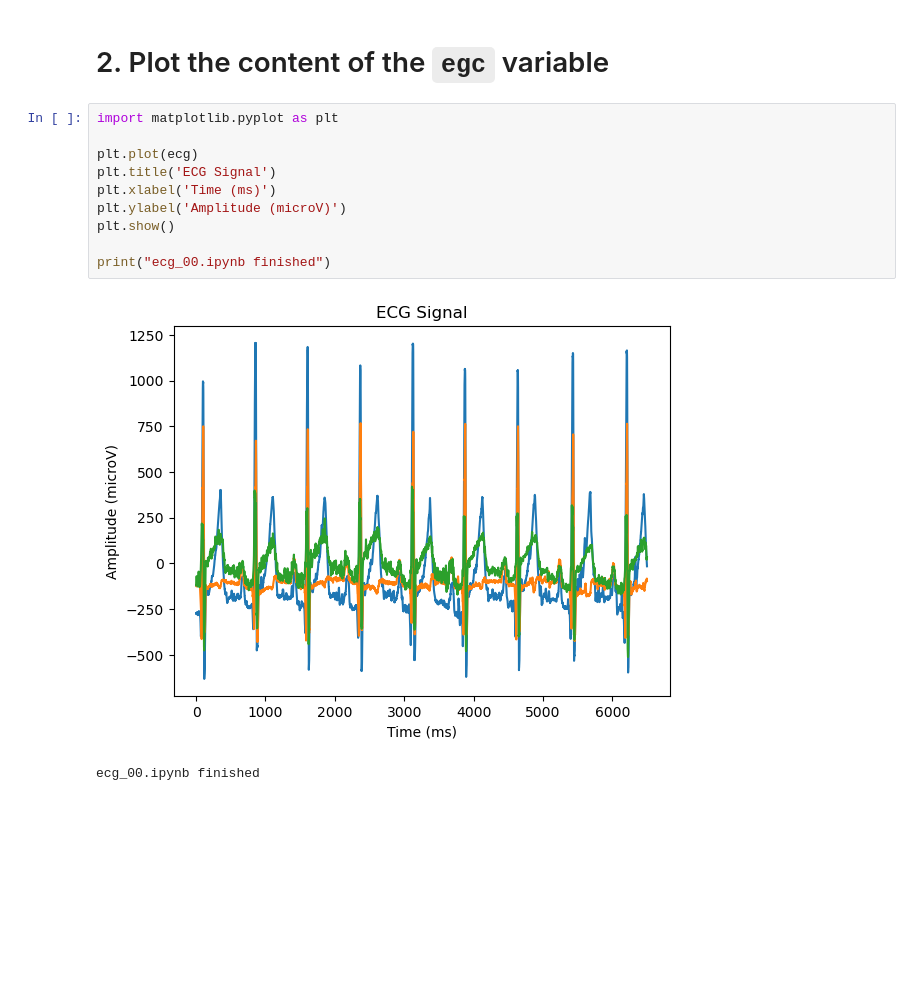
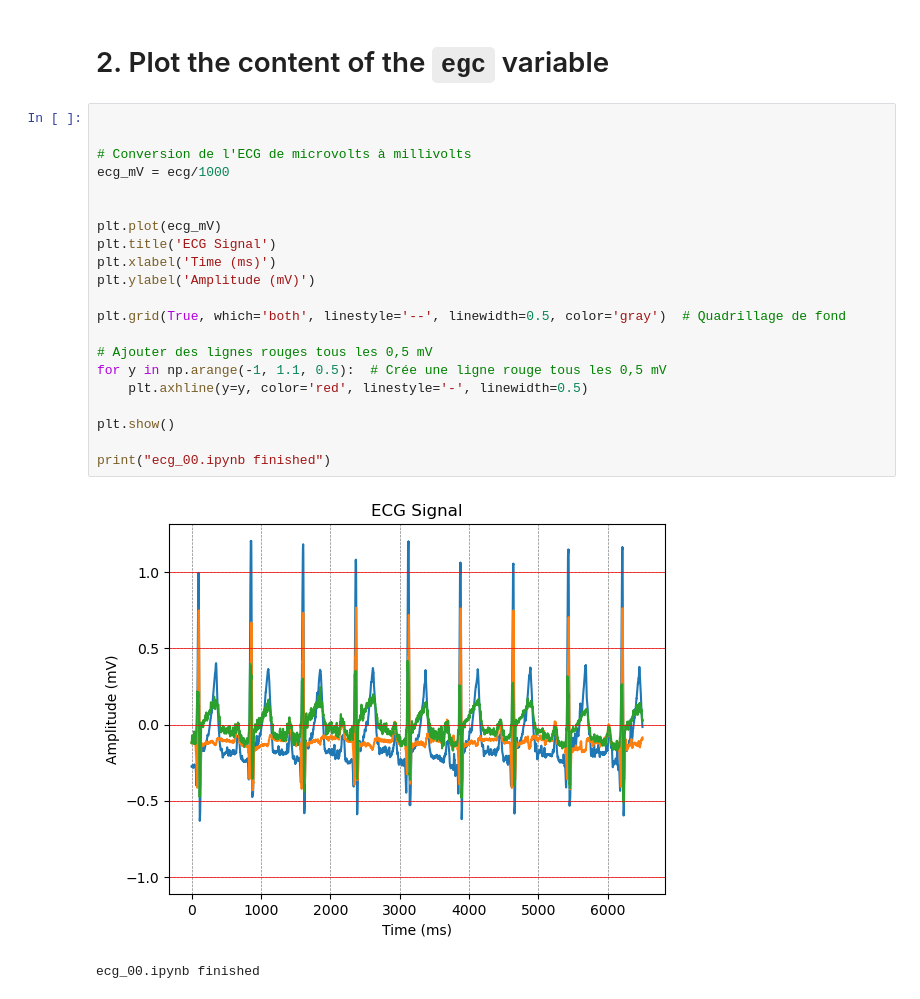
Before and after one commit to EveDuh/HAH913E-2024-ECG_001, a Jupyter notebook: notebooks/ecg_00.ipynb, the cells around one changed output. Drawn from its saved outputs; the diff is of its cells as text; blank space fills up the shorter version.

```diff
--- a/notebooks/ecg_00.ipynb
+++ b/notebooks/ecg_00.ipynb
@@ -33,16 +33,27 @@ import numpy as np
 ecg = np.genfromtxt(fNameECG, delimiter=' ')
 # %% [markdown]
 # 2. Plot the content of the `egc` variable
-# %%
-import matplotlib.pyplot as plt
-
-plt.plot(ecg)
-plt.title('ECG Signal')
-plt.xlabel('Time (ms)')
-plt.ylabel('Amplitude (microV)')
-plt.show()
-
-print("ecg_00.ipynb finished")
-# %% [output]
-[figure, removed]
-ecg_00.ipynb finished
+# %%
+
+
+# Conversion de l'ECG de microvolts à millivolts
+ecg_mV = ecg/1000
+
+
+plt.plot(ecg_mV)
+plt.title('ECG Signal')
+plt.xlabel('Time (ms)')
+plt.ylabel('Amplitude (mV)')
+
+plt.grid(True, which='both', linestyle='--', linewidth=0.5, color='gray')  # Quadrillage de fond
+
+# Ajouter des lignes rouges tous les 0,5 mV
+for y in np.arange(-1, 1.1, 0.5):  # Crée une ligne rouge tous les 0,5 mV
+    plt.axhline(y=y, color='red', linestyle='-', linewidth=0.5)
+
+plt.show()
+
+print("ecg_00.ipynb finished")
+# %% [output]
+[figure, added]
+ecg_00.ipynb finished
```
Also changed, not shown: parts of 2 cells of this notebook.
